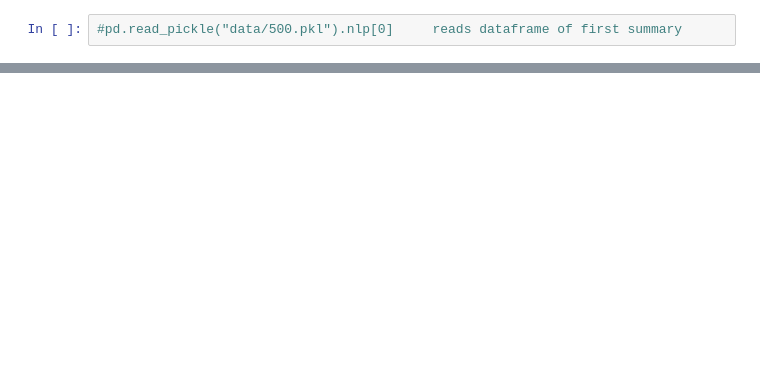
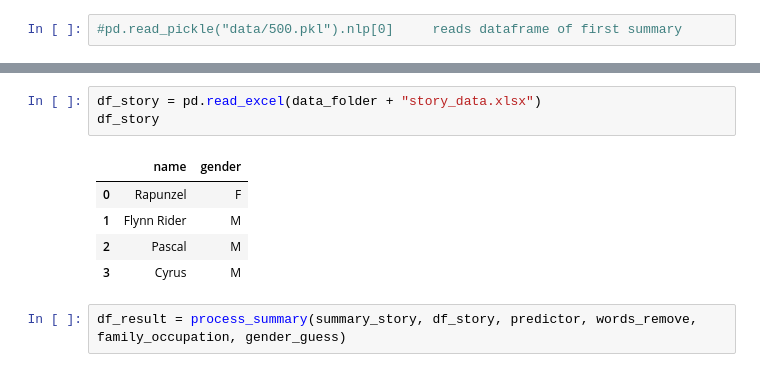
Before and after one commit to epfl-ada/ada-2022-project-error141, a Jupyter notebook: NLP_process_summaries.ipynb, the cells around one changed output, grey strips where cells are left out. Drawn from its saved outputs; the diff is of its cells as text; blank space fills up the shorter version.

```diff
--- a/NLP_process_summaries.ipynb
+++ b/NLP_process_summaries.ipynb
@@ -183,0 +186,11 @@ process_summaries.to_pickle("data/100_200.pkl") #CHANGE NAME before saving, 100_
+# %%
+df_story = pd.read_excel(data_folder + "story_data.xlsx")
+df_story
+# %% [output]
+|  | name | gender |
+| 0 | Rapunzel | F |
+| 1 | Flynn Rider | M |
+| 2 | Pascal | M |
+| 3 | Cyrus | M |
+# %%
+df_result = process_summary(summary_story, df_story, predictor, words_remove, family_occupation, gender_guess)
```
Also changed, not shown: parts of 10 cells of this notebook.
